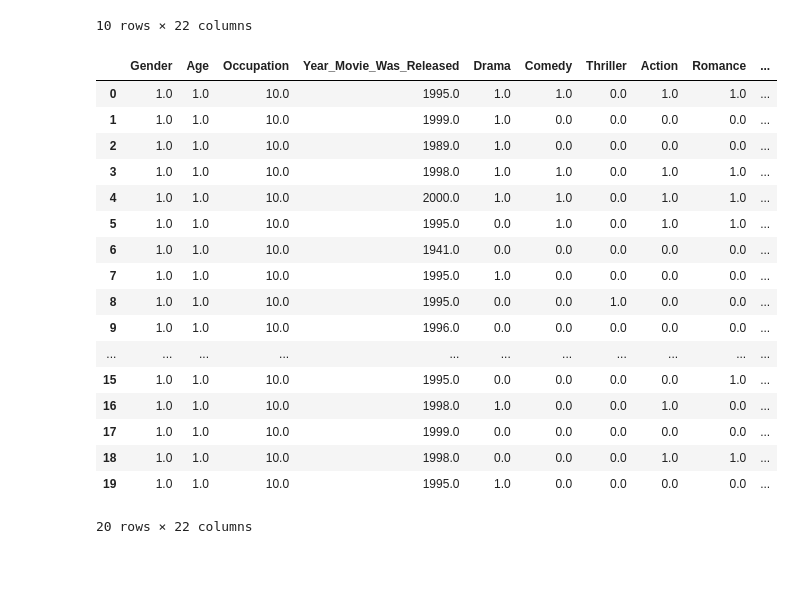
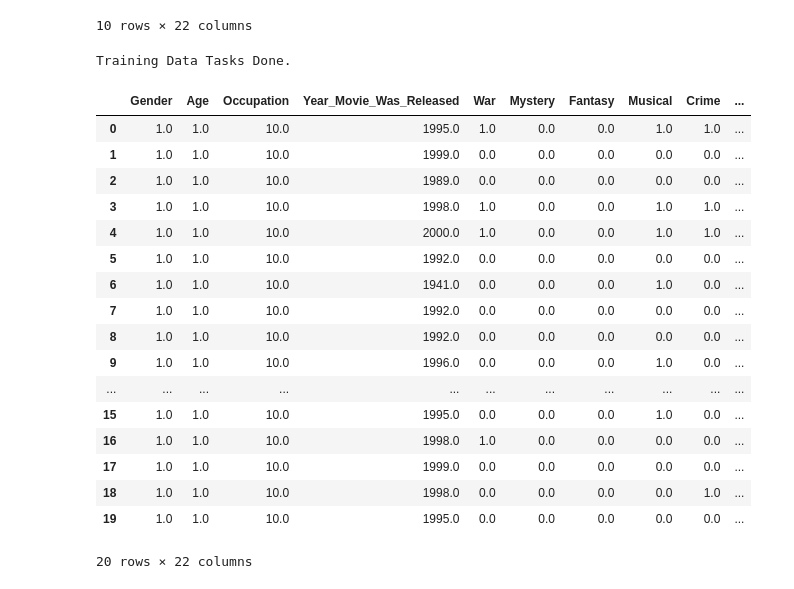
Before and after one commit to balamc23/MovieRatingPrediction, a Jupyter notebook: MoviePrediction_Sklearn.ipynb, the cells around one changed output. Saved outputs shown, nothing was run; the diff lists cells and outputs as text; code cells hidden in the pictures.

```diff
--- a/MoviePrediction_Sklearn.ipynb
+++ b/MoviePrediction_Sklearn.ipynb
@@ -7,5 +12,7 @@ import scipy.stats as sp
 # %%
 training_data = pd.read_csv('new_train.csv', sep='\s*,\s*', header=0, encoding='ascii', engine='python')
-training_data = training_data.head(50)
+#training_data = training_data.head(50)
 target = training_data["Rating_Given"]
 training_data['Genre'] = training_data['Genre'].astype('category')
+
+print ("Training Data Imported")
@@ -96,27 +102,35 @@ svc = SVC(kernel='linear')
 # %%
 training_data['Age'].fillna(training_data['Age'].mean(), inplace = True)
 training_data['Occupation'].fillna(training_data.groupby('Age')['Occupation'].transform(lambda x: sp.mode(x)), inplace=True)
 training_data['Year_Movie_Was_Released'].fillna(training_data['Year_Movie_Was_Released'].median(), inplace = True)
 for i in genre_dict:
     training_data[i].fillna(training_data.groupby('Age')[i].transform(lambda x: 1 if x.mean() > 0.055 else 0), inplace=True)
 training_data['Gender'].fillna(training_data.groupby('Occupation')['Gender'].transform(lambda x: 1 if x.mean() >= 0.5 else 0), inplace=True)
+
+training_data = training_data[['Gender', 'Age', 'Occupation', 'Year_Movie_Was_Released', 'War', 'Mystery', 'Fantasy', 'Musical', 'Crime', 'Adventure', 'Sci-Fi',
+       'Drama', 'Action', 'Documentary', 'Romance', 'Comedy', "Children's",
+       'Thriller', 'Western', 'Film-Noir', 'Horror', 'Animation']]
+
+
+print ("Training Data Tasks Done.")
 training_data.head(20)
 # %% [output]
+Training Data Tasks Done.
-|  | Gender | Age | Occupation | Year_Movie_Was_Released | Drama | Comedy | Thriller | Action | Romance | ... |
-| 0 | 1.0 | 1.0 | 10.0 | 1995.0 | 1.0 | 1.0 | 0.0 | 1.0 | 1.0 | ... |
-| 1 | 1.0 | 1.0 | 10.0 | 1999.0 | 1.0 | 0.0 | 0.0 | 0.0 | 0.0 | ... |
-| 2 | 1.0 | 1.0 | 10.0 | 1989.0 | 1.0 | 0.0 | 0.0 | 0.0 | 0.0 | ... |
-| 3 | 1.0 | 1.0 | 10.0 | 1998.0 | 1.0 | 1.0 | 0.0 | 1.0 | 1.0 | ... |
-| 4 | 1.0 | 1.0 | 10.0 | 2000.0 | 1.0 | 1.0 | 0.0 | 1.0 | 1.0 | ... |
-| 5 | 1.0 | 1.0 | 10.0 | 1995.0 | 0.0 | 1.0 | 0.0 | 1.0 | 1.0 | ... |
-| 6 | 1.0 | 1.0 | 10.0 | 1941.0 | 0.0 | 0.0 | 0.0 | 0.0 | 0.0 | ... |
-| 7 | 1.0 | 1.0 | 10.0 | 1995.0 | 1.0 | 0.0 | 0.0 | 0.0 | 0.0 | ... |
-| 8 | 1.0 | 1.0 | 10.0 | 1995.0 | 0.0 | 0.0 | 1.0 | 0.0 | 0.0 | ... |
-| 9 | 1.0 | 1.0 | 10.0 | 1996.0 | 0.0 | 0.0 | 0.0 | 0.0 | 0.0 | ... |
+|  | Gender | Age | Occupation | Year_Movie_Was_Released | War | Mystery | Fantasy | Musical | Crime | ... |
+| 0 | 1.0 | 1.0 | 10.0 | 1995.0 | 1.0 | 0.0 | 0.0 | 1.0 | 1.0 | ... |
+| 1 | 1.0 | 1.0 | 10.0 | 1999.0 | 0.0 | 0.0 | 0.0 | 0.0 | 0.0 | ... |
+| 2 | 1.0 | 1.0 | 10.0 | 1989.0 | 0.0 | 0.0 | 0.0 | 0.0 | 0.0 | ... |
+| 3 | 1.0 | 1.0 | 10.0 | 1998.0 | 1.0 | 0.0 | 0.0 | 1.0 | 1.0 | ... |
+| 4 | 1.0 | 1.0 | 10.0 | 2000.0 | 1.0 | 0.0 | 0.0 | 1.0 | 1.0 | ... |
+| 5 | 1.0 | 1.0 | 10.0 | 1992.0 | 0.0 | 0.0 | 0.0 | 0.0 | 0.0 | ... |
+| 6 | 1.0 | 1.0 | 10.0 | 1941.0 | 0.0 | 0.0 | 0.0 | 1.0 | 0.0 | ... |
+| 7 | 1.0 | 1.0 | 10.0 | 1992.0 | 0.0 | 0.0 | 0.0 | 0.0 | 0.0 | ... |
+| 8 | 1.0 | 1.0 | 10.0 | 1992.0 | 0.0 | 0.0 | 0.0 | 0.0 | 0.0 | ... |
+| 9 | 1.0 | 1.0 | 10.0 | 1996.0 | 0.0 | 0.0 | 0.0 | 1.0 | 0.0 | ... |
 | ... | ... | ... | ... | ... | ... | ... | ... | ... | ... | ... |
-| 15 | 1.0 | 1.0 | 10.0 | 1995.0 | 0.0 | 0.0 | 0.0 | 0.0 | 1.0 | ... |
-| 16 | 1.0 | 1.0 | 10.0 | 1998.0 | 1.0 | 0.0 | 0.0 | 1.0 | 0.0 | ... |
+| 15 | 1.0 | 1.0 | 10.0 | 1995.0 | 0.0 | 0.0 | 0.0 | 1.0 | 0.0 | ... |
+| 16 | 1.0 | 1.0 | 10.0 | 1998.0 | 1.0 | 0.0 | 0.0 | 0.0 | 0.0 | ... |
 | 17 | 1.0 | 1.0 | 10.0 | 1999.0 | 0.0 | 0.0 | 0.0 | 0.0 | 0.0 | ... |
-| 18 | 1.0 | 1.0 | 10.0 | 1998.0 | 0.0 | 0.0 | 0.0 | 1.0 | 1.0 | ... |
-| 19 | 1.0 | 1.0 | 10.0 | 1995.0 | 1.0 | 0.0 | 0.0 | 0.0 | 0.0 | ... |
+| 18 | 1.0 | 1.0 | 10.0 | 1998.0 | 0.0 | 0.0 | 0.0 | 0.0 | 1.0 | ... |
+| 19 | 1.0 | 1.0 | 10.0 | 1995.0 | 0.0 | 0.0 | 0.0 | 0.0 | 0.0 | ... |
-20 rows × 22 columns
+20 rows × 22 columns
```
Also changed, not shown: parts of 20 cells of this notebook, 5 other files.
